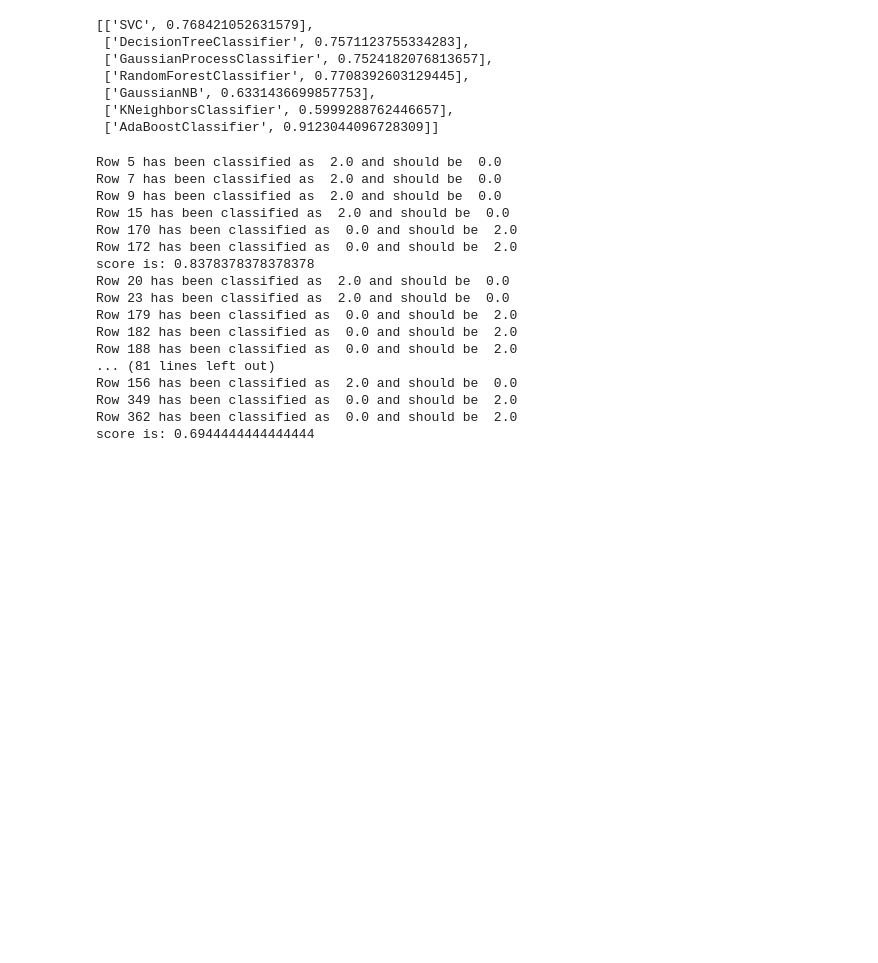
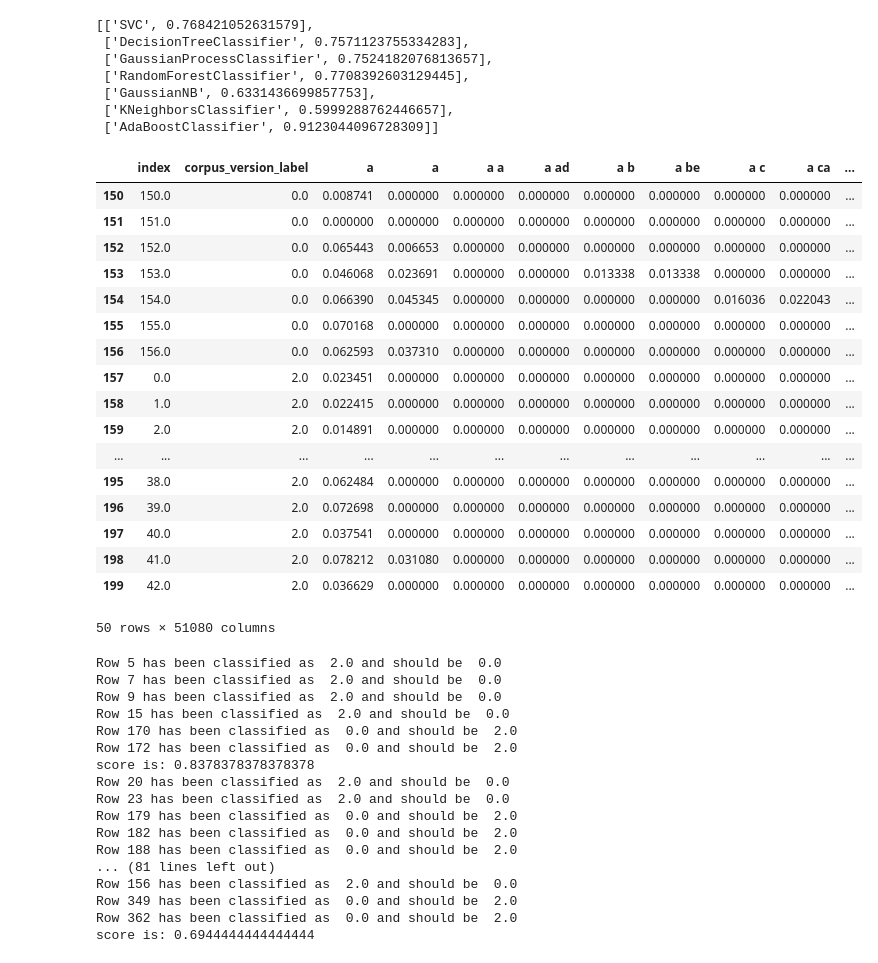
Before and after one commit to sashaaKr/thesis, a Jupyter notebook: notebooks/preparation for 17.7 - model improvments.ipynb, the cells around one changed output. Drawn from its saved outputs; the diff is of its cells as text; code cells hidden in the pictures; blank space fills up the shorter version.

```diff
--- a/notebooks/preparation for 17.7 - model improvments.ipynb
+++ b/notebooks/preparation for 17.7 - model improvments.ipynb
@@ -383,6 +386,27 @@ zwickau_zwickau_features_tfidf_2_5_gram_cosine_similarity_long_p_df = thesisMode
 zwickau_zwickau_tf_idf_2_5_cosine_results_long_p = thesisModelFeatures.run_models(zwickau_zwickau_features_tfidf_2_5_gram_cosine_similarity_long_p_df)
 # %%
 zwickau_zwickau_tf_idf_2_5_cosine_results_long_p.sort_values(by=['accuracy'], ascending=False)
+# %%
+burchard_london_features_tfidf_2_5_gram_cosine_similarity_long_p_df[150:200]
+# %% [output]
+|  | index | corpus_version_label | a | a | a a | a ad | a b | a be | a c | a ca | ... |
+| 150 | 150.0 | 0.0 | 0.008741 | 0.000000 | 0.000000 | 0.000000 | 0.000000 | 0.000000 | 0.000000 | 0.000000 | ... |
+| 151 | 151.0 | 0.0 | 0.000000 | 0.000000 | 0.000000 | 0.000000 | 0.000000 | 0.000000 | 0.000000 | 0.000000 | ... |
+| 152 | 152.0 | 0.0 | 0.065443 | 0.006653 | 0.000000 | 0.000000 | 0.000000 | 0.000000 | 0.000000 | 0.000000 | ... |
+| 153 | 153.0 | 0.0 | 0.046068 | 0.023691 | 0.000000 | 0.000000 | 0.013338 | 0.013338 | 0.000000 | 0.000000 | ... |
+| 154 | 154.0 | 0.0 | 0.066390 | 0.045345 | 0.000000 | 0.000000 | 0.000000 | 0.000000 | 0.016036 | 0.022043 | ... |
+| 155 | 155.0 | 0.0 | 0.070168 | 0.000000 | 0.000000 | 0.000000 | 0.000000 | 0.000000 | 0.000000 | 0.000000 | ... |
+| 156 | 156.0 | 0.0 | 0.062593 | 0.037310 | 0.000000 | 0.000000 | 0.000000 | 0.000000 | 0.000000 | 0.000000 | ... |
+| 157 | 0.0 | 2.0 | 0.023451 | 0.000000 | 0.000000 | 0.000000 | 0.000000 | 0.000000 | 0.000000 | 0.000000 | ... |
+| 158 | 1.0 | 2.0 | 0.022415 | 0.000000 | 0.000000 | 0.000000 | 0.000000 | 0.000000 | 0.000000 | 0.000000 | ... |
+| 159 | 2.0 | 2.0 | 0.014891 | 0.000000 | 0.000000 | 0.000000 | 0.000000 | 0.000000 | 0.000000 | 0.000000 | ... |
+| ... | ... | ... | ... | ... | ... | ... | ... | ... | ... | ... | ... |
+| 195 | 38.0 | 2.0 | 0.062484 | 0.000000 | 0.000000 | 0.000000 | 0.000000 | 0.000000 | 0.000000 | 0.000000 | ... |
+| 196 | 39.0 | 2.0 | 0.072698 | 0.000000 | 0.000000 | 0.000000 | 0.000000 | 0.000000 | 0.000000 | 0.000000 | ... |
+| 197 | 40.0 | 2.0 | 0.037541 | 0.000000 | 0.000000 | 0.000000 | 0.000000 | 0.000000 | 0.000000 | 0.000000 | ... |
+| 198 | 41.0 | 2.0 | 0.078212 | 0.031080 | 0.000000 | 0.000000 | 0.000000 | 0.000000 | 0.000000 | 0.000000 | ... |
+| 199 | 42.0 | 2.0 | 0.036629 | 0.000000 | 0.000000 | 0.000000 | 0.000000 | 0.000000 | 0.000000 | 0.000000 | ... |
+50 rows × 51080 columns
 # %%
 wrong_redictions = thesisModelFeatures.get_model_wrong_prediction(burchard_london_features_tfidf_2_5_gram_cosine_similarity_long_p_df)
 # %% [output]
```
Also changed, not shown: parts of 23 cells of this notebook, 11 other files.
